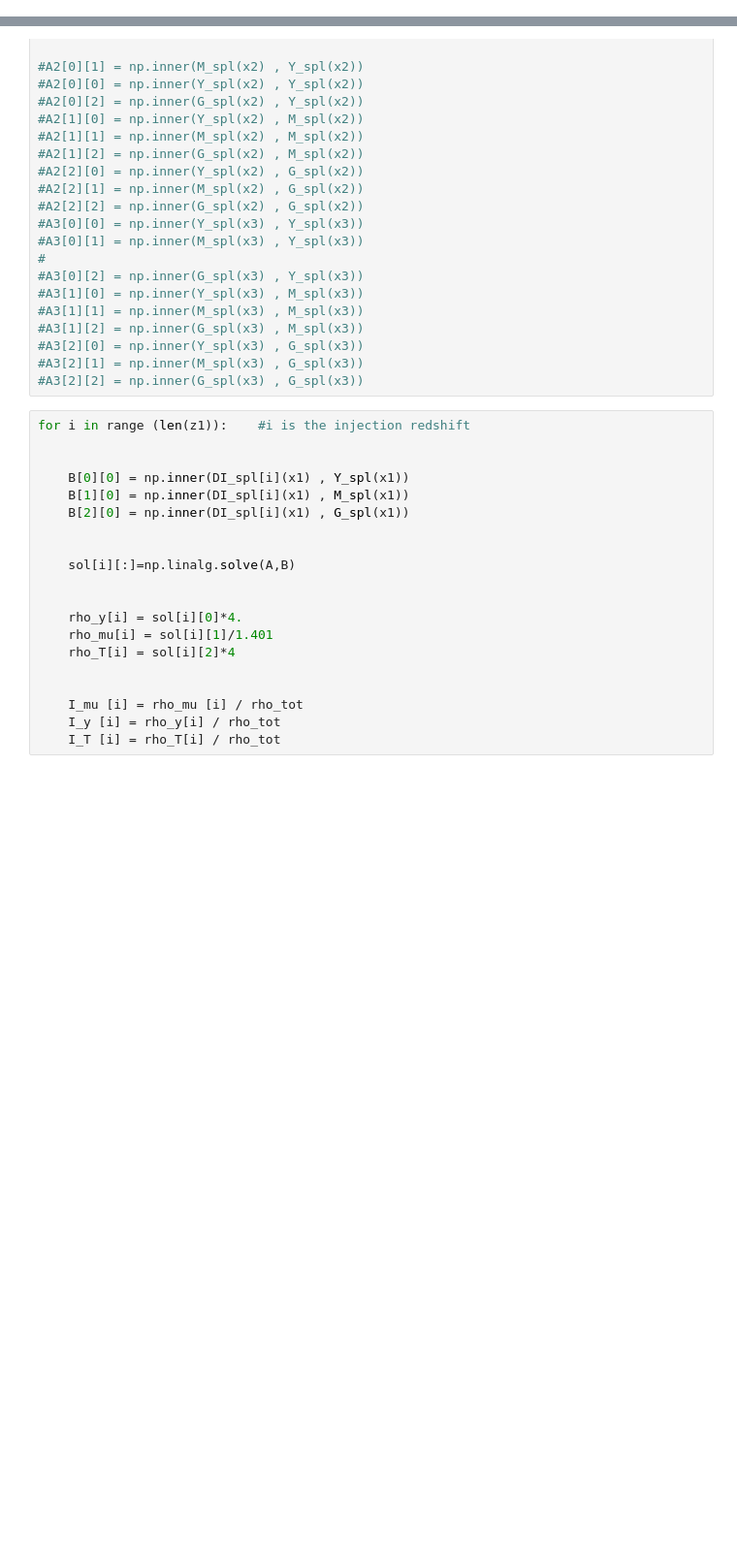
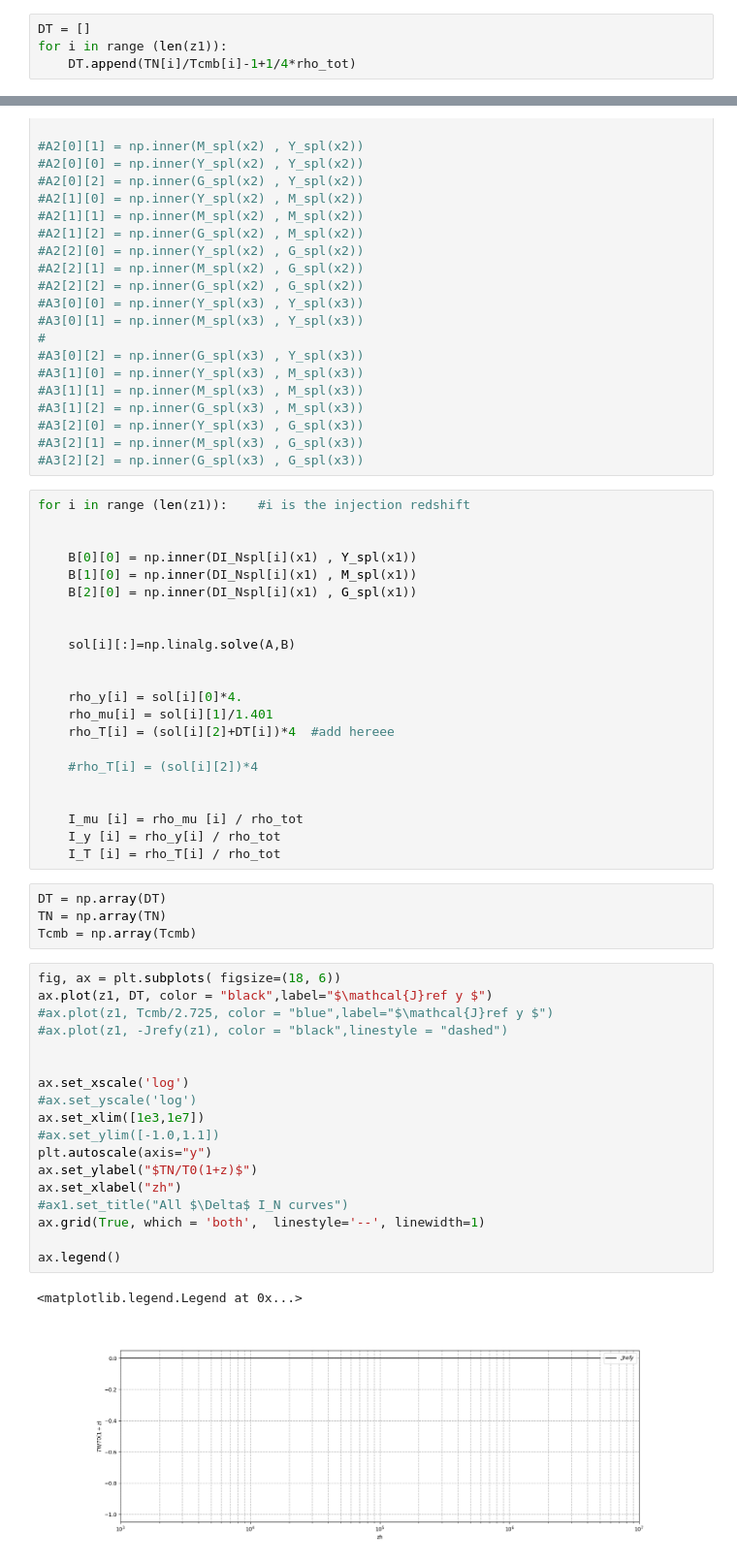
Before and after one commit to Sareva00/CMB-SD, a Jupyter notebook: decomposition.ipynb, the cells around one changed output, grey strips where cells are left out. Shown at 97% size. Saved outputs shown, nothing was run; the diff lists cells and outputs as text; blank space fills up the shorter version.

```diff
--- a/decomposition.ipynb
+++ b/decomposition.ipynb
@@ -117,3 +139,7 @@ Jrefm= lambda x:   (1-np.exp(-((1+x)/5.8e4)**1.88))*np.exp(-(x/1.98e+6)**(5/2))
 Jrefy= lambda x:  1/(1+((1+x)/6e4)**2.58)
 
 rho_tot = 1e-5
+# %%
+DT = []
+for i in range (len(z1)):
+    DT.append(TN[i]/Tcmb[i]-1+1/4*rho_tot)
@@ -198,9 +223,9 @@ A[2][2] = np.inner(G_spl(x1) , G_spl(x1))
 for i in range (len(z1)):    #i is the injection redshift
 
 
-    B[0][0] = np.inner(DI_spl[i](x1) , Y_spl(x1))
-    B[1][0] = np.inner(DI_spl[i](x1) , M_spl(x1))
-    B[2][0] = np.inner(DI_spl[i](x1) , G_spl(x1))
+    B[0][0] = np.inner(DI_Nspl[i](x1) , Y_spl(x1))
+    B[1][0] = np.inner(DI_Nspl[i](x1) , M_spl(x1))
+    B[2][0] = np.inner(DI_Nspl[i](x1) , G_spl(x1))
 
 
     sol[i][:]=np.linalg.solve(A,B)
@@ -208,12 +233,39 @@ for i in range (len(z1)):    #i is the injection redshift
 
     rho_y[i] = sol[i][0]*4.
     rho_mu[i] = sol[i][1]/1.401
-    rho_T[i] = sol[i][2]*4
+    rho_T[i] = (sol[i][2]+DT[i])*4  #add hereee
+
+    #rho_T[i] = (sol[i][2])*4
 
 
     I_mu [i] = rho_mu [i] / rho_tot
     I_y [i] = rho_y[i] / rho_tot
     I_T [i] = rho_T[i] / rho_tot
+# %%
+DT = np.array(DT)
+TN = np.array(TN)
+Tcmb = np.array(Tcmb)
+# %%
+fig, ax = plt.subplots( figsize=(18, 6))
+ax.plot(z1, DT, color = "black",label="$\mathcal{J}ref y $")
+#ax.plot(z1, Tcmb/2.725, color = "blue",label="$\mathcal{J}ref y $")
+#ax.plot(z1, -Jrefy(z1), color = "black",linestyle = "dashed")
+
+
+ax.set_xscale('log')
+#ax.set_yscale('log')
+ax.set_xlim([1e3,1e7])
+#ax.set_ylim([-1.0,1.1])
+plt.autoscale(axis="y")
+ax.set_ylabel("$TN/T0(1+z)$")
+ax.set_xlabel("zh")
+#ax1.set_title("All $\Delta$ I_N curves")
+ax.grid(True, which = 'both',  linestyle='--', linewidth=1)
+
+ax.legend()
+# %% [output]
+<matplotlib.legend.Legend at 0x...>
+[figure, added]
 # %%
 
 fig, ax = plt.subplots( figsize=(18, 6))
```
Also changed, not shown: parts of 6 cells of this notebook, 2 other files.
